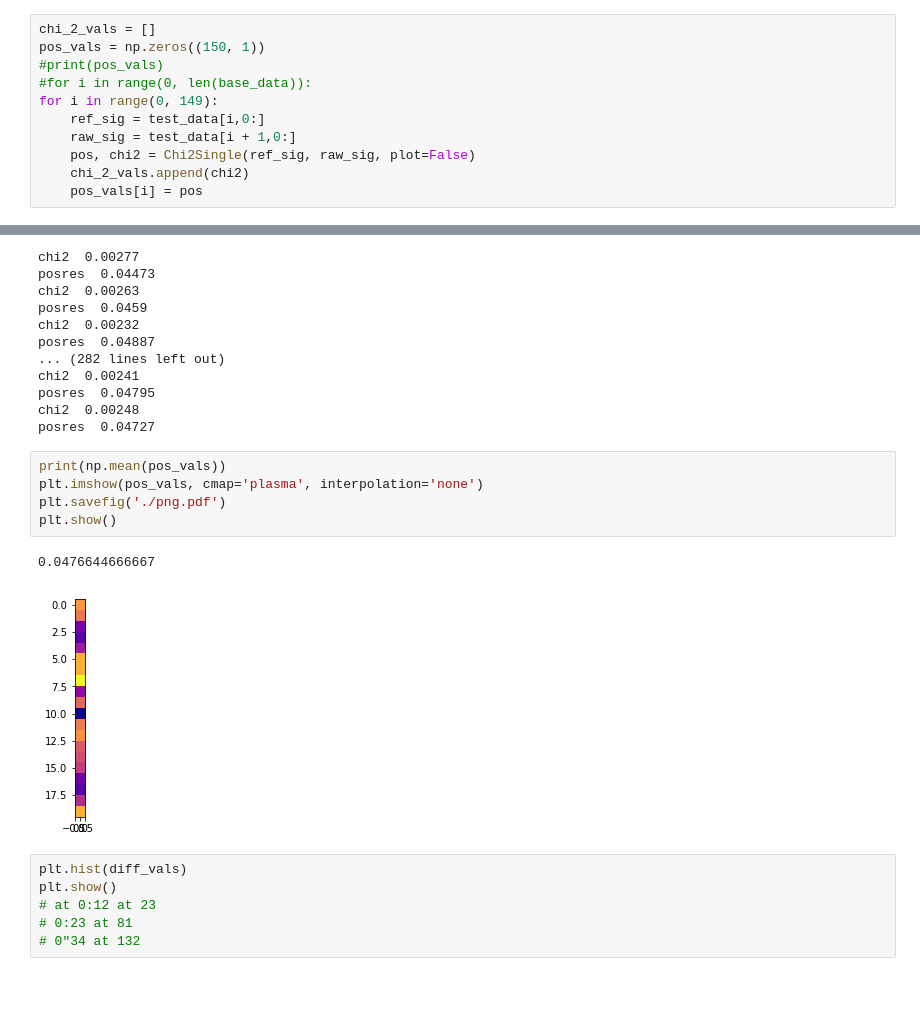
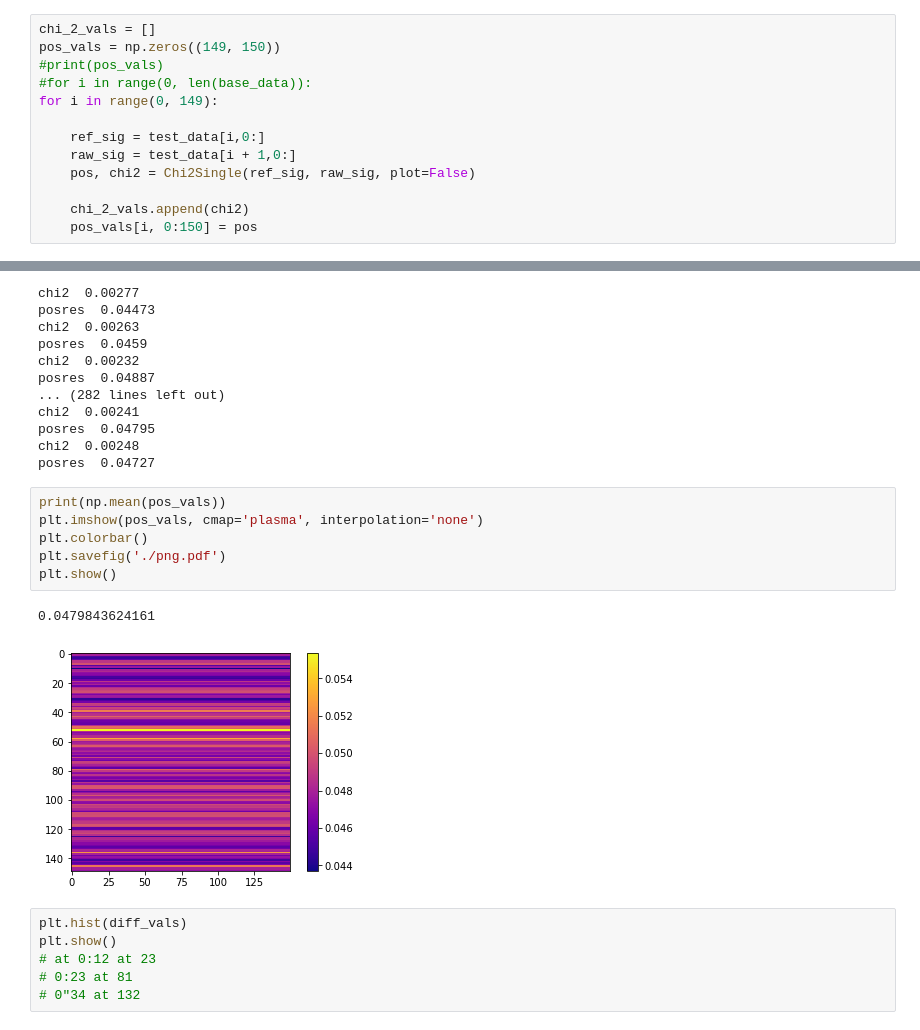
Before and after one commit to jmsz/posres, a Jupyter notebook: test2.ipynb, the cells around one changed output, grey strips where cells are left out. Saved outputs shown, nothing was run; the diff lists cells and outputs as text; blank space fills up the shorter version.

```diff
--- a/test2.ipynb
+++ b/test2.ipynb
@@ -368,15 +368,17 @@ def calc_pos_res(chi2): # FWHM
     return dx
 # %%
 chi_2_vals = []
-pos_vals = np.zeros((150, 1))
+pos_vals = np.zeros((149, 150))
 #print(pos_vals)
 #for i in range(0, len(base_data)):
 for i in range(0, 149):
+
     ref_sig = test_data[i,0:]
     raw_sig = test_data[i + 1,0:]
     pos, chi2 = Chi2Single(ref_sig, raw_sig, plot=False)
+
     chi_2_vals.append(chi2)
-    pos_vals[i] = pos
+    pos_vals[i, 0:150] = pos
 # %% [output]
 chi2  0.00236008657597
 posres  0.04846
@@ -398,11 +400,12 @@ posres  0.04727
 # %%
 print(np.mean(pos_vals))
 plt.imshow(pos_vals, cmap='plasma', interpolation='none')
+plt.colorbar()
 plt.savefig('./png.pdf')
 plt.show()
 # %% [output]
-0.0476644666667
+0.0479843624161
-[figure, old version]
+[figure, new version]
 # %%
 plt.hist(diff_vals)
 plt.show()
```
Also changed, not shown: 12 other files.
